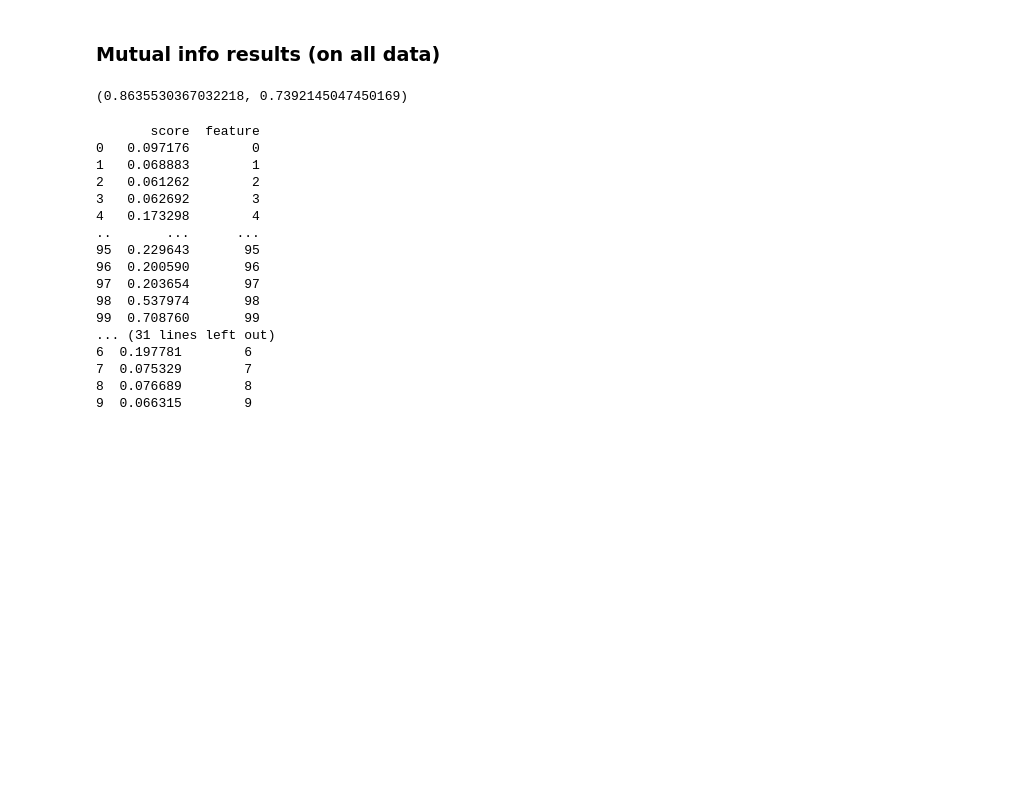
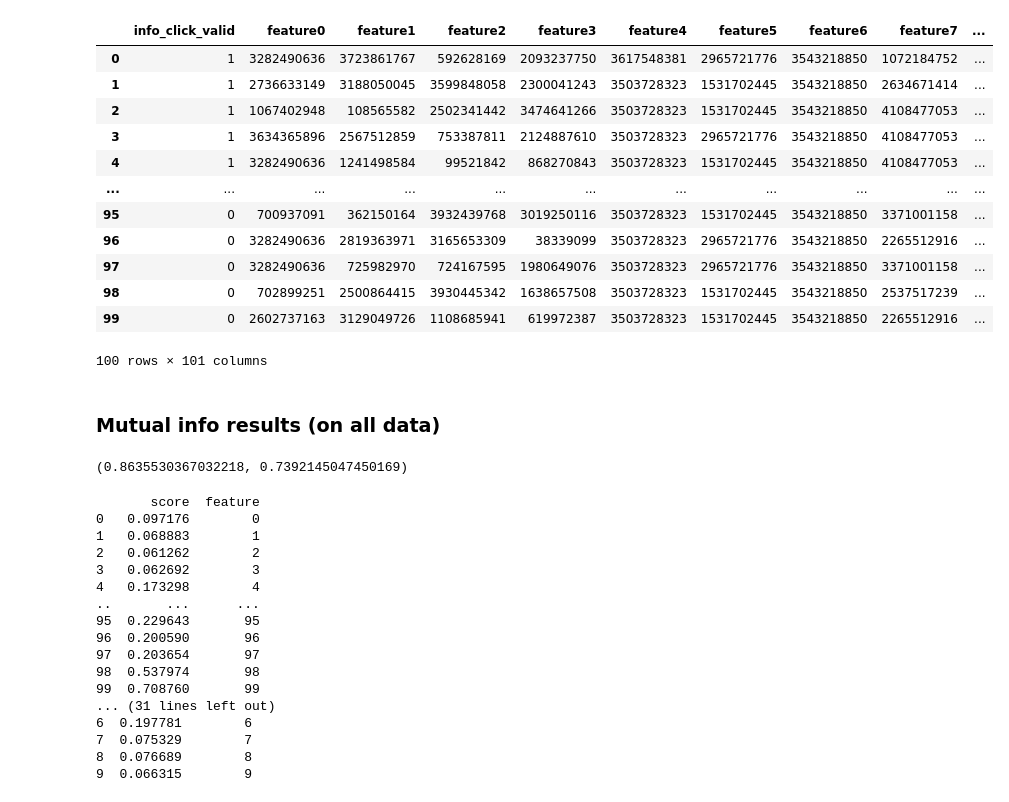
Before and after one commit to amadejp/DS_Project_Feature_Selection, a Jupyter notebook: src/rank_eval.ipynb, the cells around one changed output. Saved outputs shown, nothing was run; the diff lists cells and outputs as text; code cells hidden in the pictures; blank space fills up the shorter version.

```diff
--- a/src/rank_eval.ipynb
+++ b/src/rank_eval.ipynb
@@ -11,7 +12,21 @@ import eval_algos
 %autoreload 2
 # %%
 data = pd.read_csv('data/full_data.csv')
-data = data.head(100)
+data.head(100)
+# %% [output]
+|  | info_click_valid | feature0 | feature1 | feature2 | feature3 | feature4 | feature5 | feature6 | feature7 | ... |
+| 0 | 1 | 3282490636 | 3723861767 | 592628169 | 2093237750 | 3617548381 | 2965721776 | 3543218850 | 1072184752 | ... |
+| 1 | 1 | 2736633149 | 3188050045 | 3599848058 | 2300041243 | 3503728323 | 1531702445 | 3543218850 | 2634671414 | ... |
+| 2 | 1 | 1067402948 | 108565582 | 2502341442 | 3474641266 | 3503728323 | 1531702445 | 3543218850 | 4108477053 | ... |
+| 3 | 1 | 3634365896 | 2567512859 | 753387811 | 2124887610 | 3503728323 | 2965721776 | 3543218850 | 4108477053 | ... |
+| 4 | 1 | 3282490636 | 1241498584 | 99521842 | 868270843 | 3503728323 | 1531702445 | 3543218850 | 4108477053 | ... |
+| ... | ... | ... | ... | ... | ... | ... | ... | ... | ... | ... |
+| 95 | 0 | 700937091 | 362150164 | 3932439768 | 3019250116 | 3503728323 | 1531702445 | 3543218850 | 3371001158 | ... |
+| 96 | 0 | 3282490636 | 2819363971 | 3165653309 | 38339099 | 3503728323 | 2965721776 | 3543218850 | 2265512916 | ... |
+| 97 | 0 | 3282490636 | 725982970 | 724167595 | 1980649076 | 3503728323 | 2965721776 | 3543218850 | 3371001158 | ... |
+| 98 | 0 | 702899251 | 2500864415 | 3930445342 | 1638657508 | 3503728323 | 1531702445 | 3543218850 | 2537517239 | ... |
+| 99 | 0 | 2602737163 | 3129049726 | 1108685941 | 619972387 | 3503728323 | 1531702445 | 3543218850 | 2265512916 | ... |
+100 rows × 101 columns
 # %%
 rank_method = rank_algos.mutual_info_score
 eval_method = eval_algos.fuzzy_jaccard
```
Also changed, not shown: parts of 10 cells of this notebook, 10 other files.
